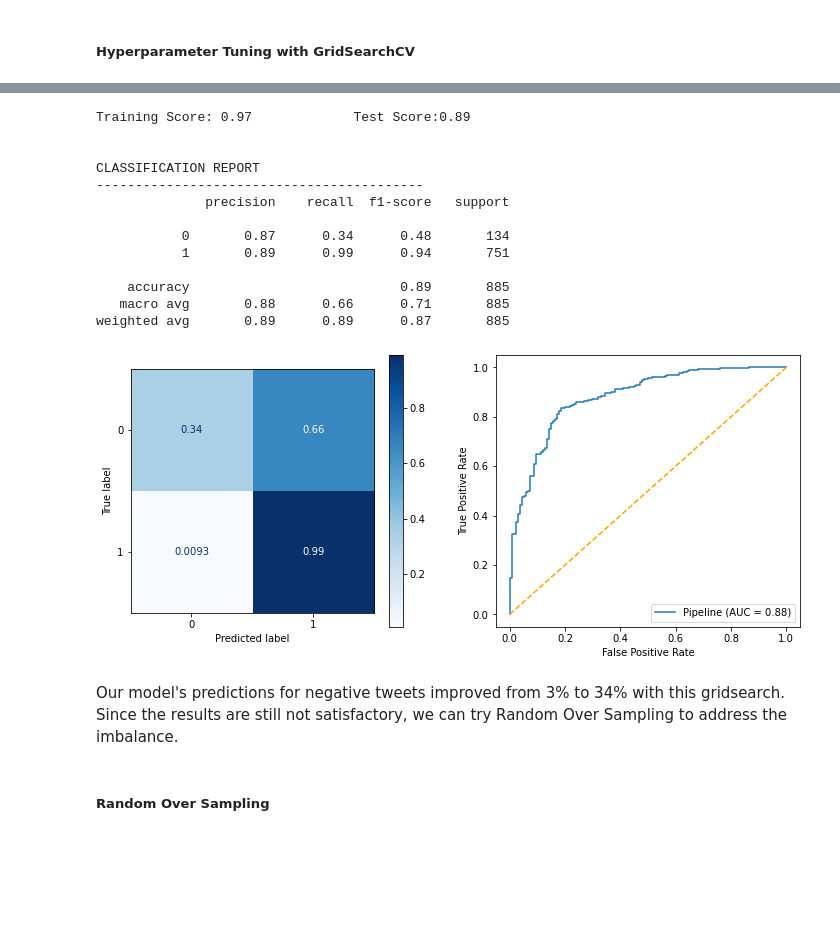
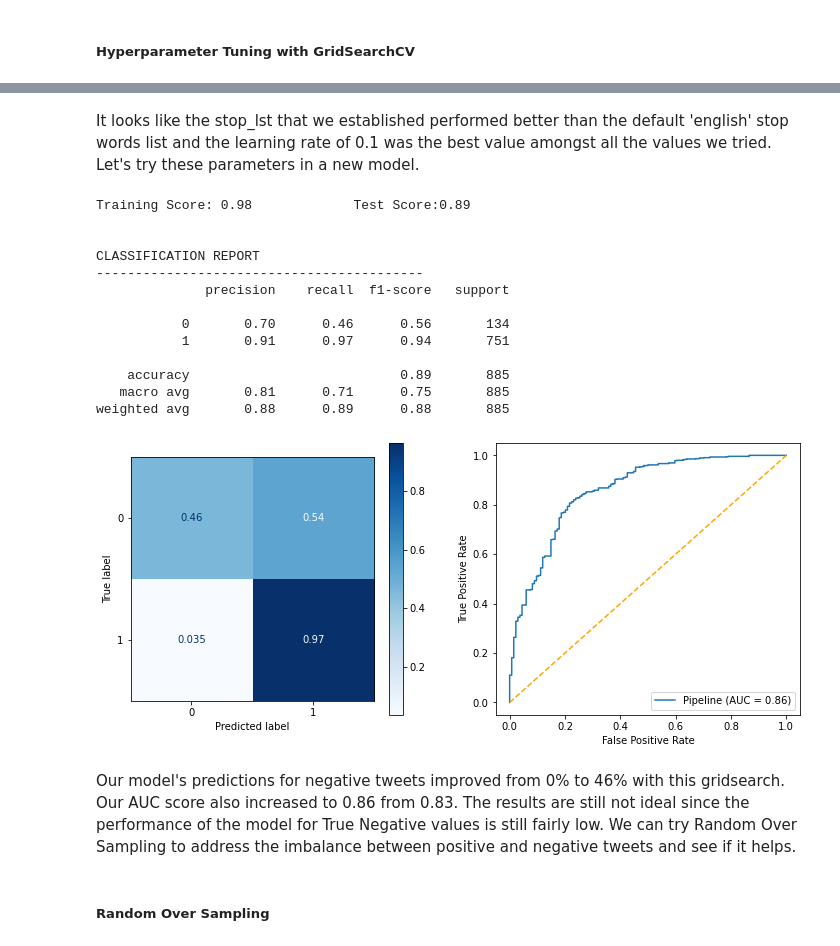
Before and after one commit to ebtezcan/Apple-Google-NLP-Analysis, a Jupyter notebook: index_OSEMN_plus_mvp.ipynb, the cells around one changed output, grey strips where cells are left out. Saved outputs shown, nothing was run; the diff lists cells and outputs as text; code cells hidden in the pictures; blank space fills up the shorter version.

Commit message:
added tuning and additional types of models

```diff
--- a/index_OSEMN_plus_mvp.ipynb
+++ b/index_OSEMN_plus_mvp.ipynb
@@ -541,5 +525,5 @@ We can see that in all cases 'RT' or 'rt' since our tokenizer changed it to lowe
 # %%
-stop_lst += ['rt', '']
+stop_lst += ['rt']
 # %%
 #updating the tokens list with updated stop words list
 tokens_pos_ls = remove_stop(tokens_pos_ls, stop_list=stop_lst)
@@ -849,7 +833,8 @@ def classification(y_true, y_pred, X_test, X_train, clf):
     y_true: Correct y values, typically y_test that comes from the train_test_split performed at the beginning of model development.
     y_pred: Predicted y values by the model.
     clf: classifier model that was fit to training data.
-    X: X_test values"""
+    X_test: X_test values from train_test_split
+    X_train: X_train values from train_test_split"""
 
     #training and test scores
     print(f"Training Score: {round(clf.score(X_train, y_train),2)} \
@@ -916,3 +904,7 @@ clf_pipe = Pipeline([('vectorizer', TfidfVectorizer()),
 
 # vectorizer = TfidfVectorizer()
 # param_grid = {'prep': [prep_pipe, vectorizer]}
+# %%
+tokenizer = TweetTokenizer(preserve_case=False, strip_handles=True)
+clf_pipe = Pipeline([('vectorizer', TfidfVectorizer(tokenizer=tokenizer.tokenize, stop_words=stop_lst)),
+                     ('clf', MultinomialNB())])
@@ -948,8 +942,9 @@ Not surprisingly, there is a class imbalance where 84% of the tweets are conside
 # %% [markdown]
 ##### Hyperparameter Tuning with GridSearchCV
 # %%
-param_grid = {'clf__alpha': [0.001, 0.01, 0.1, 1]}
-gridsearch = GridSearchCV(clf_pipe, param_grid=param_grid, scoring='f1')
+param_grid = {'clf__alpha': [0.001, 0.01, 0.1, 1],
+              'vectorizer__stop_words': [stop_lst, 'english']}
+gridsearch = GridSearchCV(clf_pipe, param_grid=param_grid, scoring='f1_macro')
 
 gridsearch.fit(X_train,  y_train)
 gridsearch.best_params_
@@ -958,25 +969,27 @@ gridsearch.best_params_
+# %% [markdown]
+It looks like the stop_lst that we established performed better than the default 'english' stop words list and the learning rate of 0.1 was the best value amongst all the values we tried. Let's try these parameters in a new model.
 # %%
-clf_pipe = Pipeline([('vectorizer', TfidfVectorizer()),
-                     ('clf', MultinomialNB(alpha=0.1))])
+clf_pipe = Pipeline([('vectorizer', TfidfVectorizer(tokenizer=tokenizer.tokenize, stop_words=stop_lst)),
+                     ('clf', MultinomialNB(alpha=0.01))])
 clf_pipe.fit(X_train, y_train)
 y_pred = clf_pipe.predict(X_test)
 classification(y_test, y_pred, X_test, X_train, clf_pipe)
 # %% [output]
-Training Score: 0.97             Test Score:0.89
+Training Score: 0.98             Test Score:0.89
 
 
 CLASSIFICATION REPORT
 ------------------------------------------
               precision    recall  f1-score   support
 
-           0       0.87      0.34      0.48       134
-           1       0.89      0.99      0.94       751
+           0       0.70      0.46      0.56       134
+           1       0.91      0.97      0.94       751
 
     accuracy                           0.89       885
-   macro avg       0.88      0.66      0.71       885
-weighted avg       0.89      0.89      0.87       885
+   macro avg       0.81      0.71      0.75       885
+weighted avg       0.88      0.89      0.88       885
-[figure, old version]
+[figure, new version]
 # %% [markdown]
-Our model's predictions for negative tweets improved from 3% to 34% with this gridsearch. Since the results are still not satisfactory, we can try Random Over Sampling to address the imbalance.
+Our model's predictions for negative tweets improved from 0% to 46% with this gridsearch. Our AUC score also increased to 0.86 from 0.83. The results are still not ideal since the performance of the model for True Negative values is still fairly low. We can try Random Over Sampling to address the imbalance between positive and negative tweets and see if it helps.
 # %% [markdown]
 ##### Random Over Sampling
```
Also changed, not shown: parts of 42 cells of this notebook.
